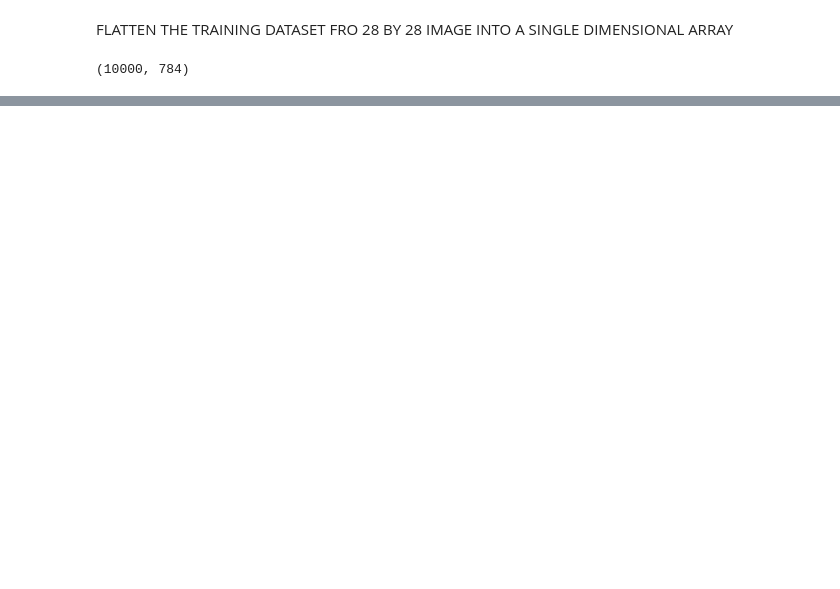
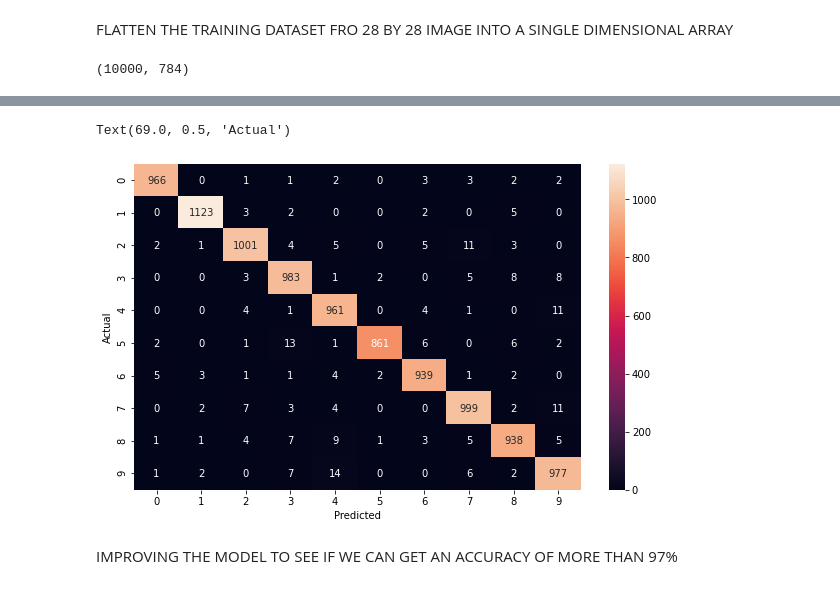
Before and after one commit to aboualiee/Handwritten-Digits-Classification-Neural-Network, a Jupyter notebook: notebook.ipynb, the cells around one changed output, grey strips where cells are left out. Cells and saved outputs as stored; diff of their text form; code cells hidden in the pictures; blank space fills up the shorter version.

```diff
--- a/notebook.ipynb
+++ b/notebook.ipynb
@@ -87 +212,13 @@ model.evaluate(x_test_flattened, y_test)
+# %%
+# Let's use seaborn library to  see the confusion matrix:
+import seaborn as sns
+plt.figure(figsize = (10,6))
+sns.heatmap(cm, annot=True, fmt='d')
+plt.xlabel('Predicted')
+plt.ylabel('Actual')
+# %% [output]
+Text(69.0, 0.5, 'Actual')
+[figure, added]
+# %% [markdown]
+IMPROVING THE MODEL TO SEE IF WE CAN GET AN ACCURACY OF MORE THAN 97%
 # %%
```
Also changed, not shown: parts of 27 cells of this notebook.
